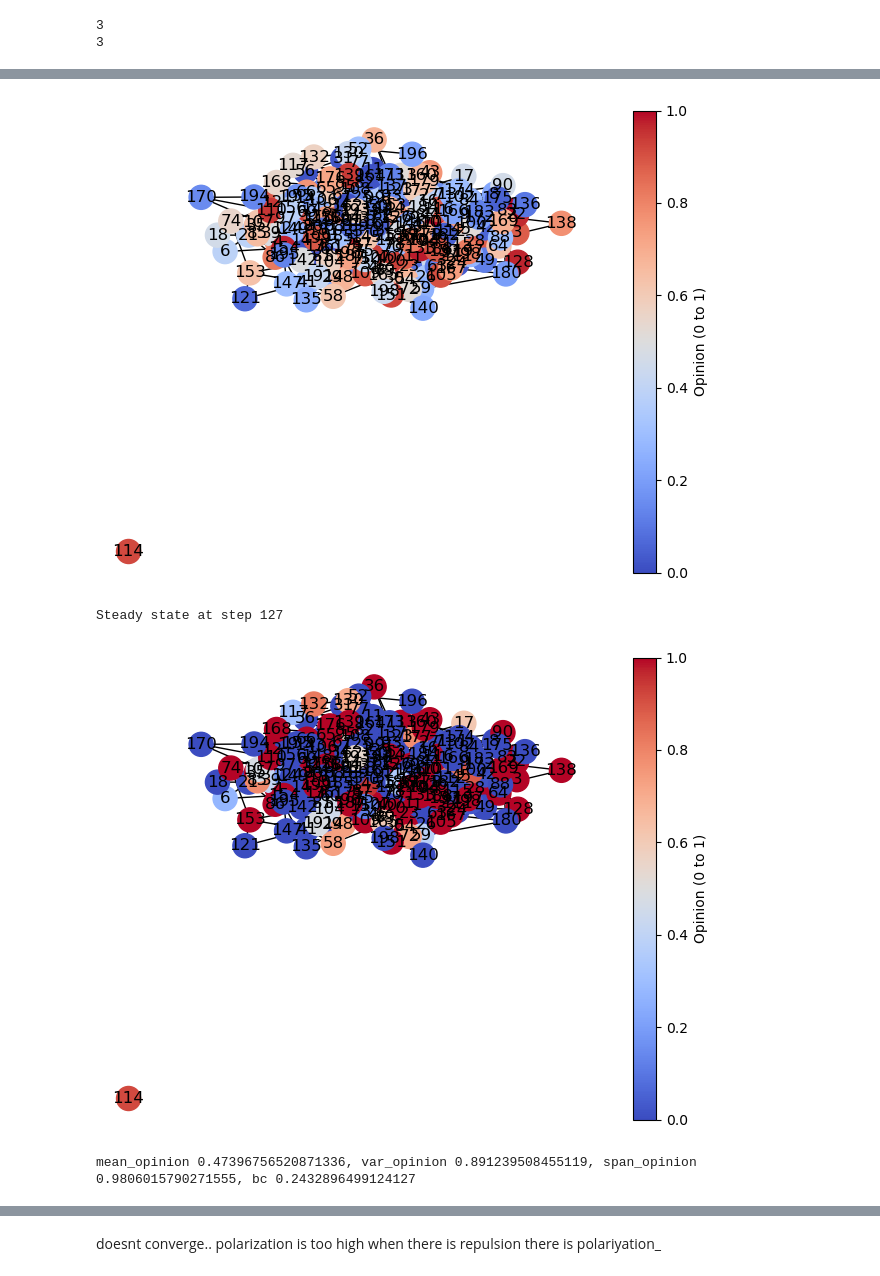
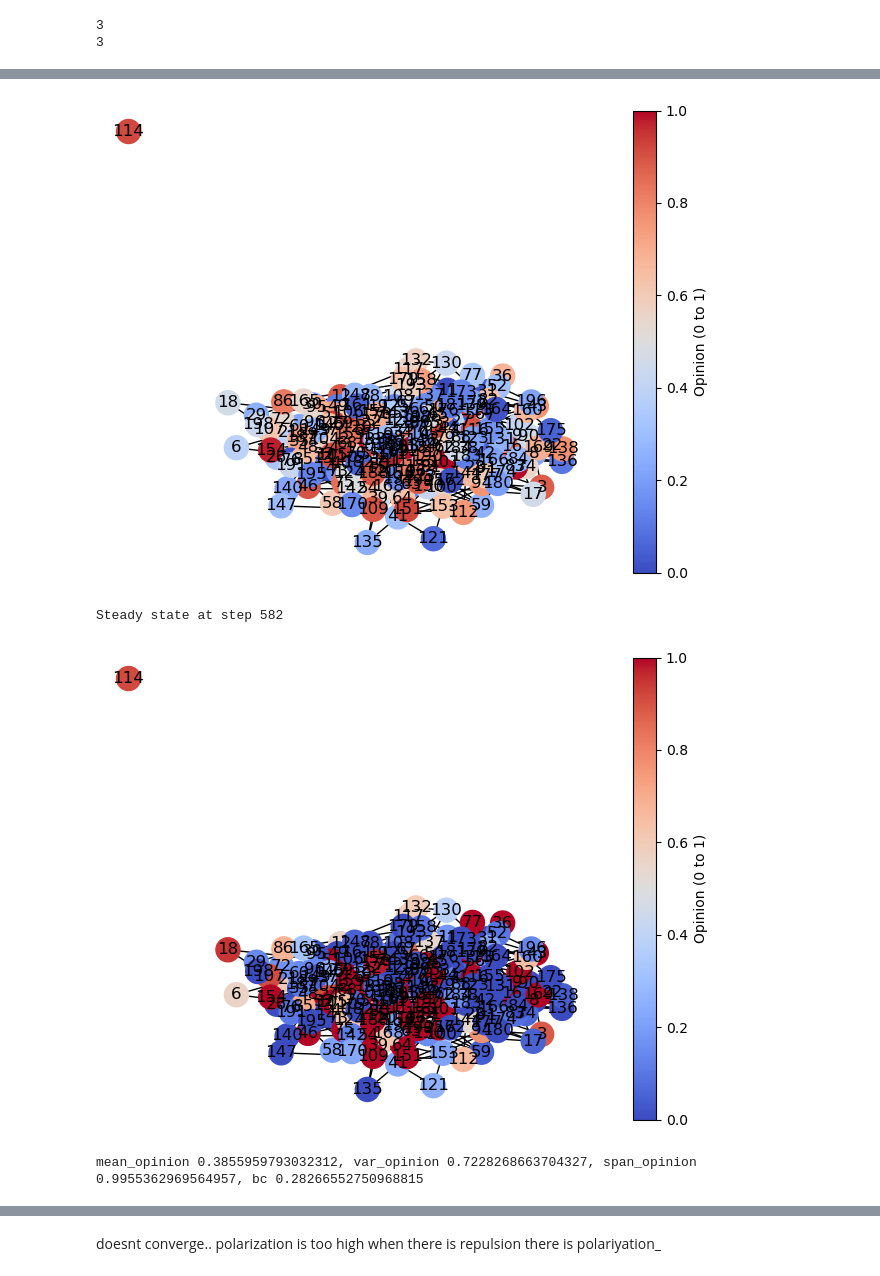
Before and after one commit to Batuffola/social_sciences_opinion_dynamics, a Jupyter notebook: update.ipynb, the cells around one changed output, grey strips where cells are left out. Cells and saved outputs as stored; diff of their text form; code cells hidden in the pictures.

```diff
--- a/update.ipynb
+++ b/update.ipynb
@@ -1048,15 +1074,15 @@ print(len(p_matrix))
 # Initialize the model
 num_agents = 200
 connection_probability = 0.05
-random.seed(42)
+random.seed(45)
 
 
 beta =  1 #coupling_strength
-rho = 0.7  #threshold of opiniondifferences
-alpha = 0.2  #controversity of the topic positiv definit
+rho = 0.6  #threshold of opiniondifferences
+alpha = 0.5  #controversity of the topic positiv definit
 
-#model = Model(num_agents, beta, rho, alpha, network_type='random', repulsion=repulsion, connection_probability=0.05) #random network
-model = Model(num_agents, beta, rho, alpha, network_type='scale-free', repulsion=repulsion, m_edges_per_node=3) #scale-free network
+model = Model(num_agents, beta, rho, alpha, network_type='random', repulsion=repulsion, connection_probability=0.05) #random network
+#model = Model(num_agents, beta, rho, alpha, network_type='scale-free', repulsion=repulsion, m_edges_per_node=3) #scale-free network
 #model = Model(num_agents, beta, rho, alpha, network_type='sbm', repulsion=repulsion, sizes=sizes, p_matrix=p_matrix)
 
 layout = nx.spring_layout(model.environment.graph)
@@ -1070,7 +1096,7 @@ num_steps = 50
 for step in range(num_steps):
     previous_opinions = [model.environment.graph.nodes[node]['agent'].opinion for node in model.environment.graph.nodes]
     model.step()
-    if track_opinion_change(previous_opinions, model) < 0.003:
+    if track_opinion_change(previous_opinions, model) < 0.000083:
         print(f"Steady state at step {step}")
         break
 visualize_network(model.environment, layout)
@@ -1139,7 +1164,7 @@ random.seed(42)
 
 
 beta =  1 #coupling_strength
-rho = 0.3  #threshold of opiniondifferences
+rho = 0.6  #threshold of opiniondifferences
 alpha = 0.5  #controversity of the topic positiv definit
 
 model = Model(num_agents, beta, rho, alpha, network_type='random', repulsion=repulsion, connection_probability=0.05) #random network
@@ -1167,34 +1192,34 @@ var_opinion = np.var(current_opinions)/0.25
 bc =measure_bimodality_coefficient(model.environment)
 
 print(f"mean_opinion {mean_opinion}, var_opinion {var_opinion}, span_opinion {span_opinion}, bc {bc}")
 plot_opinion_distribution(model.environment, step)
 bipolarity = measure_bipolarity(model.environment)
 entropy = measure_entropy(model.environment)
 peak_distance = measure_peak_distance(model.environment)
 network_polarization = measure_network_polarization(model.environment)
 
 print(f"Variance: {var_opinion}")
 print(f"Bipolarity: {bipolarity}")
 print(f"Entropy: {entropy}")
 print(f"Peak Distance: {peak_distance}")
 print(f"Network Polarization: {network_polarization}")
 
 # Compute Ashman's D
 #ashmans_d = compute_ashmans_d(current_opinions)
 ashmans_d = compute_ashmans_d_kde(current_opinions, bandwidth=0.3, min_peak_prominence=0.01)
 
 if ashmans_d is not None:
     print(f"Ashman's D: {ashmans_d}")
     if ashmans_d > 2:
         print("The distribution is strongly bimodal.")
     elif ashmans_d > 1:
         print("The distribution shows moderate bimodality.")
     else:
         print("The distribution is likely unimodal.")
 else:
     print("The distribution does not have enough peaks to compute Ashman's D.")
 # %% [output]
-[figure, old version]
+[figure, new version]
-Steady state at step 127
+Steady state at step 582
-[figure, old version]
+[figure, new version]
-mean_opinion 0.47396756520871336, var_opinion 0.891239508455119, span_opinion 0.9806015790271555, bc 0.2432896499124127
+mean_opinion 0.3855959793032312, var_opinion 0.7228268663704327, span_opinion 0.9955362969564957, bc 0.28266552750968815
```
Also changed, not shown: parts of 6 cells of this notebook.
